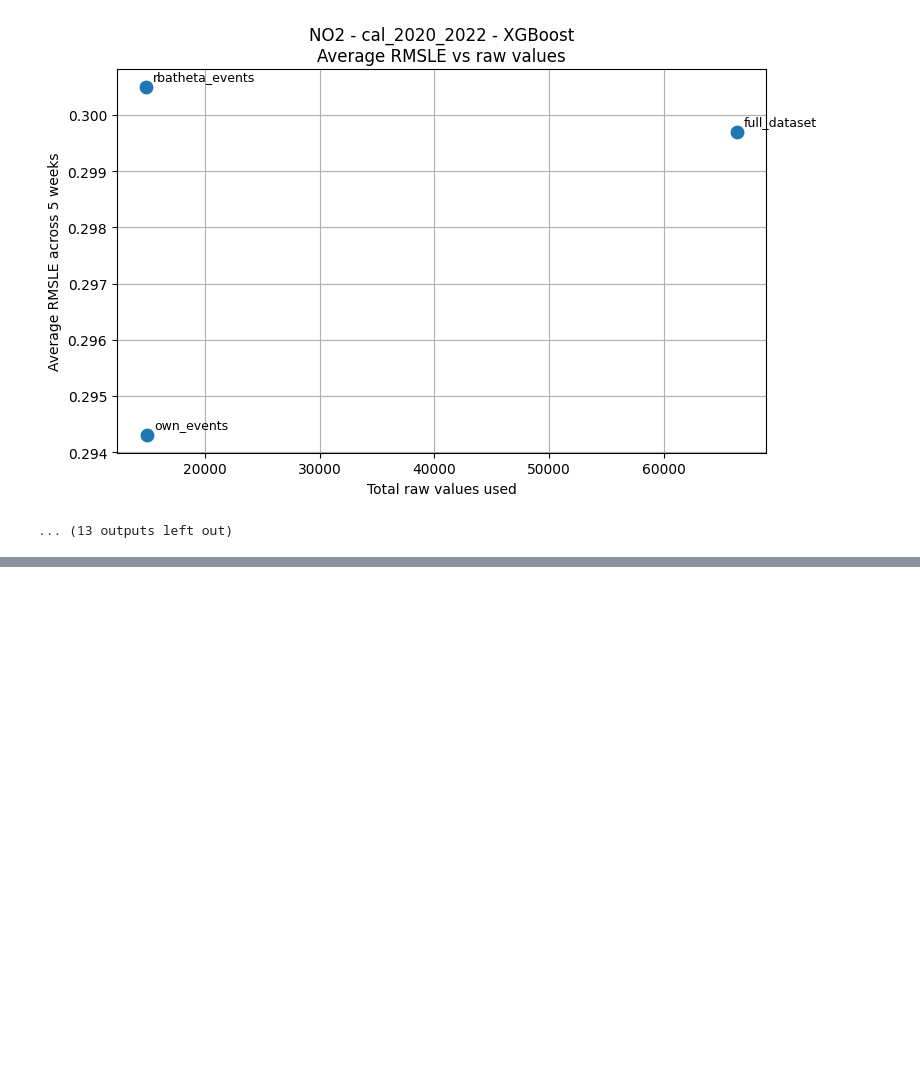
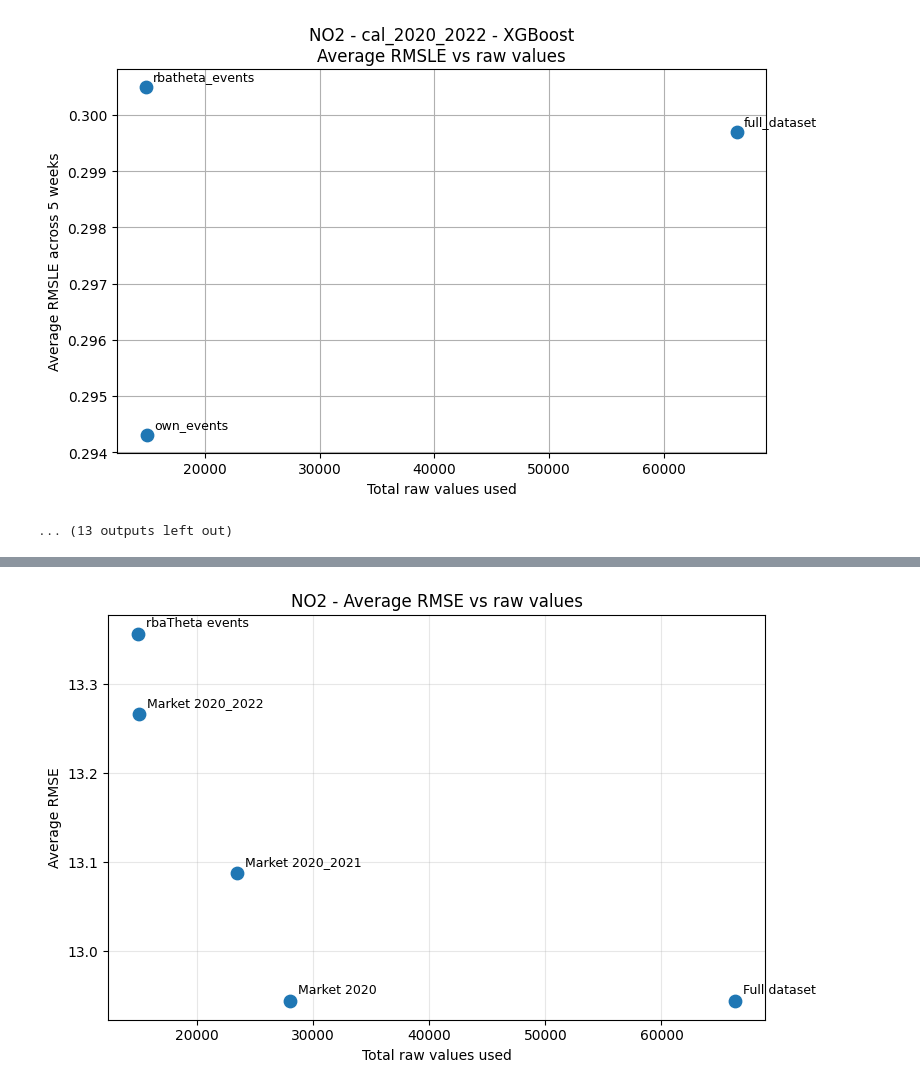
Before and after one commit to huugoox/tfg, a Jupyter notebook: notebooks/Analysis/FinalExperiment.ipynb, the cells around one changed output, grey strips where cells are left out. Drawn from its saved outputs; the diff is of its cells as text; code cells hidden in the pictures; blank space fills up the shorter version.

```diff
--- a/notebooks/Analysis/FinalExperiment.ipynb
+++ b/notebooks/Analysis/FinalExperiment.ipynb
@@ -3881,0 +3972,88 @@ print(plots_dir)
+# %%
+# ============================================================
+# PLOTS FROM avg_by_calibration_table
+# Average across models, keeping zones separated
+# ============================================================
+
+import matplotlib.pyplot as plt
+
+plots_dir = tables_dir.parent / "summary_plots_average_models"
+plots_dir.mkdir(parents=True, exist_ok=True)
+
+plot_df = avg_by_calibration_table.copy()
+
+# Rename columns if needed
+plot_df = plot_df.rename(columns={
+    "RMSE_mean": "Average RMSE",
+    "RMSLE_mean": "Average RMSLE",
+    "Raw_values_used_pct": "Raw values used (%)",
+    "Raw_value_reduction_pct": "Raw value reduction (%)",
+})
+
+# Keep only one repeated point for full_dataset and rbatheta_events per zone
+fixed = plot_df[plot_df["Dataset"].isin(["full_dataset", "rbatheta_events"])]
+fixed = fixed.drop_duplicates(subset=["Zone", "Dataset"])
+
+own = plot_df[plot_df["Dataset"] == "own_events"]
+
+plot_df = pd.concat([fixed, own], ignore_index=True)
+
+# Labels for the points
+def make_label(row):
+    if row["Dataset"] == "full_dataset":
+        return "Full dataset"
+    if row["Dataset"] == "rbatheta_events":
+        return "rbaTheta events"
+    if row["Dataset"] == "own_events":
+        return row["Calibration"].replace("cal_", "Market ")
+    return row["Dataset"]
+
+plot_df["label"] = plot_df.apply(make_label, axis=1)
+
+# ------------------------------------------------------------
+# Plot function
+# ------------------------------------------------------------
+
+def plot_metric_vs_raw_values(zone, metric):
+    df_zone = plot_df[plot_df["Zone"] == zone].copy()
+    df_zone = df_zone.sort_values("total_raw_values")
+
+    plt.figure(figsize=(8, 5))
+
+    plt.scatter(
+        df_zone["total_raw_values"],
+        df_zone[metric],
+        s=80
+    )
+
+    for _, row in df_zone.iterrows():
+        plt.annotate(
+            row["label"],
+            (row["total_raw_values"], row[metric]),
+            textcoords="offset points",
+            xytext=(6, 5),
+            ha="left",
+            fontsize=9
+        )
+
+    plt.title(f"{zone} - {metric} vs raw values")
+    plt.xlabel("Total raw values used")
+    plt.ylabel(metric)
+    plt.grid(True, alpha=0.3)
+    plt.tight_layout()
+
+    filename = f"{zone}_{metric.replace(' ', '_')}_vs_raw_values.png"
+    output_path = plots_dir / filename
+    plt.savefig(output_path, dpi=300, bbox_inches="tight")
+    print("Saved:", output_path)
+
+    plt.show()
+
+# ------------------------------------------------------------
+# Generate plots
+# ------------------------------------------------------------
+
+for zone in ["NO2", "NO4"]:
+    plot_metric_vs_raw_values(zone, "Average RMSE")
+    plot_metric_vs_raw_values(zone, "Average RMSLE")
+# %% [output]
@@ -3881,0 +4061 @@ print(plots_dir)
+[figure, added]
```
Also changed, not shown: parts of 2 cells of this notebook, 1 other file.
